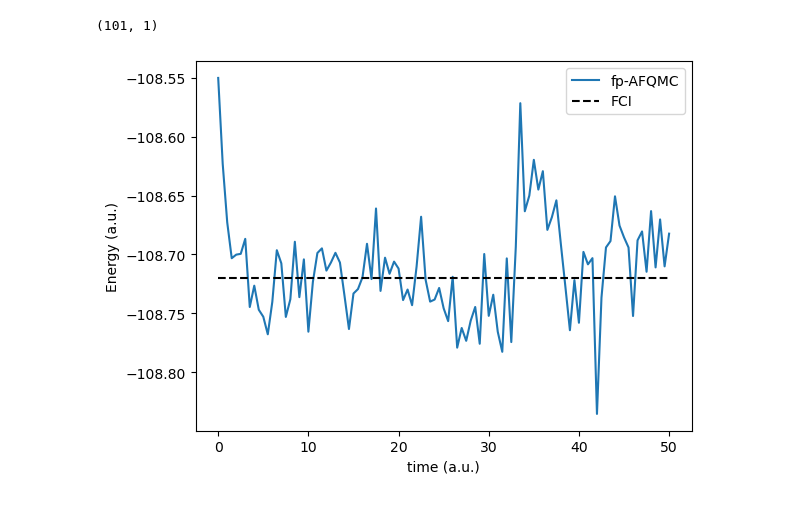
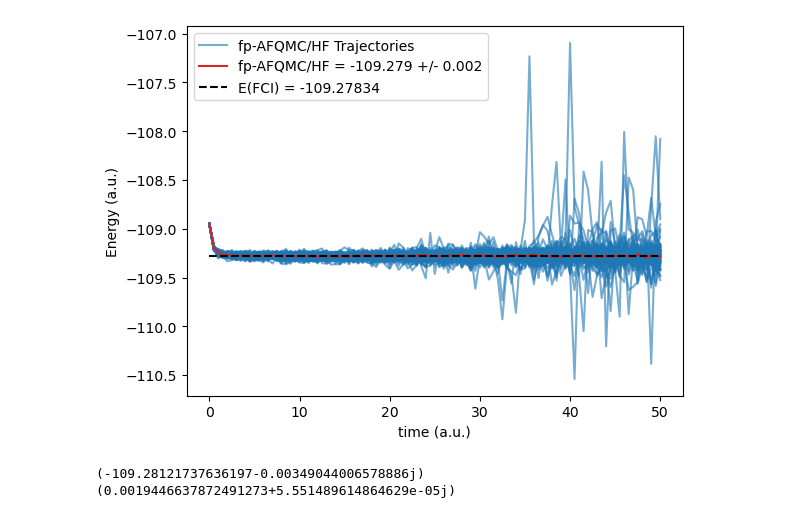
Before and after one commit to zh-yichi/cs_afqmc, a Jupyter notebook: ad_afqmc/prop_unrestricted/example_test/example_fp_n2.ipynb, the cells around one changed output. Drawn from its saved outputs; the diff is of its cells as text; code cells hidden in the pictures.

```diff
--- a/ad_afqmc/prop_unrestricted/example_test/example_fp_n2.ipynb
+++ b/ad_afqmc/prop_unrestricted/example_test/example_fp_n2.ipynb
@@ -60,9 +62,11 @@ t = data["time"]
 wts = data["weights"]
 ens = data["energies"]
 # %%
+ehf = -108.949377879015
+efci = -109.27834
 t0 = np.hstack([[0], t])
 ntrj = wts.shape[1]
-e_init = jnp.full((1, ntrj), mf.e_tot)
+e_init = jnp.full((1, ntrj), ehf)
 wt_init = jnp.full((1, ntrj), 200.)
 ens0 = np.vstack([e_init, ens])
 wts0 = np.vstack([wt_init, wts])
@@ -80,2 +74,5 @@ mean = ens0.mean(axis=1)
 # %%
-std = np.sqrt(np.sum((ens0 - mean[:,None])**2,axis=1))/ntrj
+wt_path = np.sum(wts0, axis=1)
+mean = np.sum(ens0*wts0,axis=1)/wt_path
+std = np.sqrt(np.sum(wts0 * (ens0 - mean[:,None])**2, axis=1) / wt_path) / np.sqrt(ntrj)
+print(mean[20], std[20])
@@ -102,15 +81,18 @@ array([-108.55010223+0.00000000e+00j, -108.62308835+1.46856156e-03j,
-# %%
-ens0.shape
-# %% [output]
-(101, 1)
 # %%
 from matplotlib import pyplot as plt
-plt.plot(t0, ens0.real,'-',color="C0", label='fp-AFQMC')
-# plt.plot(t0, ens0[:,1:50].real,'-',color="C0", alpha=0.6)
-plt.plot(t0,[mycc.e_tot]*len(t0), '--',label='FCI',color='black')
+plt.plot(t0, ens0[:,:1].real,'-',color="C0", alpha=0.6, label='fp-AFQMC/HF Trajectories')
+plt.plot(t0, ens0[:,1:].real,'-',color="C0", alpha=0.6)
+plt.plot(t0, mean.real, '-', color="C3", label=f'fp-AFQMC/HF = {mean[20].real:.3f} +/- {std[20].real:.3f}')
+plt.plot(t0, [efci]*len(t0), '--',color='black', label=f'E(FCI) = {efci}')
 plt.xlabel("time (a.u.)")
 plt.ylabel("Energy (a.u.)")
 plt.legend()
 plt.show()
 # %% [output]
-[figure, old version]
+[figure, new version]
+# %%
+print(mean[20])
+print(std[20])
+# %% [output]
+(-109.28121737636197-0.00349044006578886j)
+(0.0019446637872491273+5.551489614864629e-05j)
```
Also changed, not shown: parts of 20 cells of this notebook, 1 other file.
